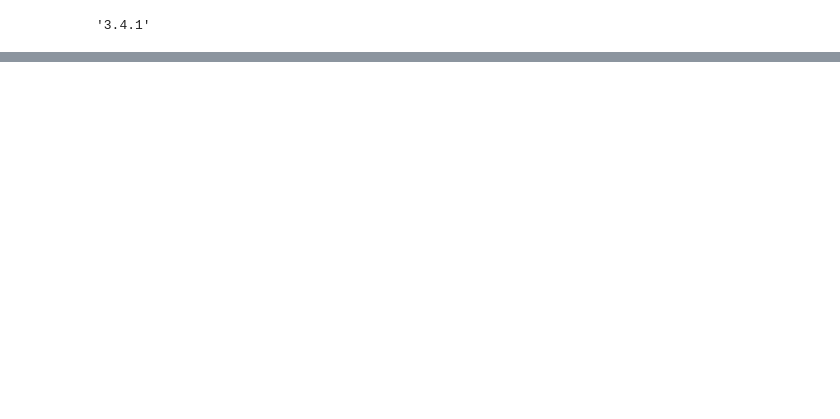
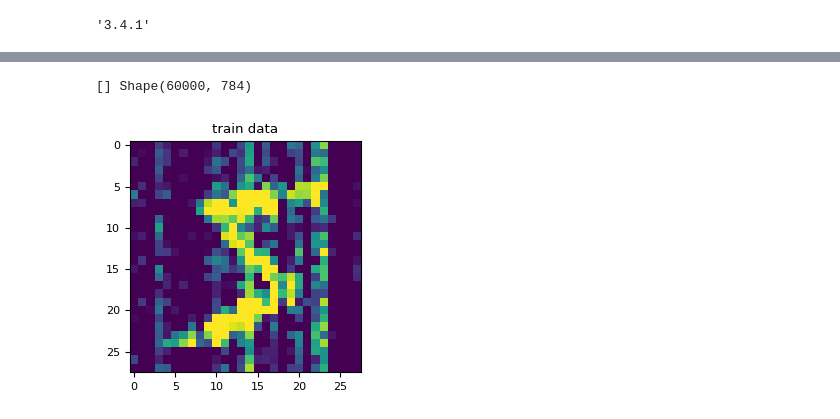
Before and after one commit to acts701/Audio, a Jupyter notebook: 241028_AE.ipynb, the cells around one changed output, grey strips where cells are left out. Cells and saved outputs as stored; diff of their text form; code cells hidden in the pictures; blank space fills up the shorter version.

```diff
--- a/241028_AE.ipynb
+++ b/241028_AE.ipynb
@@ -226,0 +274,19 @@ plt.figure(figsize=(30,9))
+# %%
+level_of_bias = 0.3
+level_of_noise = 0.2
+# %%
+
+biasNoise = level_of_bias * np.random.normal(loc=0.0, scale=1.0, size=(x_train.shape[0], 28))
+biasNoiseExpanded = np.tile(biasNoise, (1,28))
+x_train_n = x_train_f + biasNoiseExpanded
+noise = level_of_noise * np.random.normal(loc=0.0, scale=1.0, size=(x_train_f.shape))
+x_train_n = x_train_n + noise
+x_train_n = np.clip(x_train_n, 0, 1)
+
+ps(x_train_n)
+plt.title('train data')
+plt.imshow(x_train_n[0].reshape(28,28))
+plt.show()
+# %% [output]
+[] Shape(60000, 784)
+[figure, added]
```
Also changed, not shown: parts of 11 cells of this notebook.
